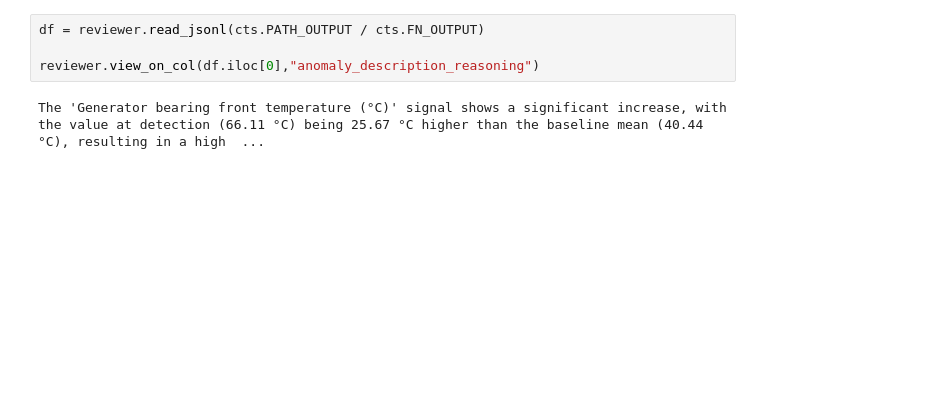
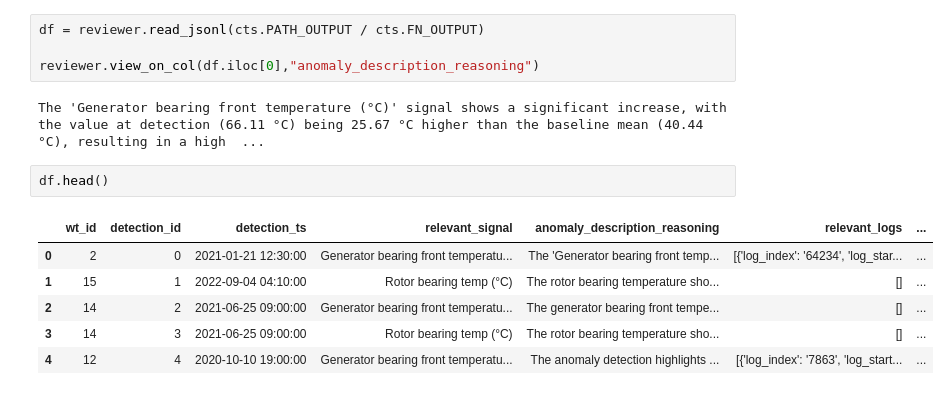
Before and after one commit to fromZeroToInf/llm-wind-turbine-status-log-review, a Jupyter notebook: examples/data_test.ipynb, the cells around one changed output. Cells and saved outputs as stored; diff of their text form; blank space fills up the shorter version.

Commit message:
frontend, FastAPI created

```diff
--- a/examples/data_test.ipynb
+++ b/examples/data_test.ipynb
@@ -319,3 +299,12 @@ df = reviewer.read_jsonl(cts.PATH_OUTPUT / cts.FN_OUTPUT)
 reviewer.view_on_col(df.iloc[0],"anomaly_description_reasoning")
 # %% [output]
 The 'Generator bearing front temperature (°C)' signal shows a significant increase, with the value at detection (66.11 °C) being 25.67 °C higher than the baseline mean (40.44 °C), resulting in a high  ...
+# %%
+df.head()
+# %% [output]
+|  | wt_id | detection_id | detection_ts | relevant_signal | anomaly_description_reasoning | relevant_logs | ... |
+| 0 | 2 | 0 | 2021-01-21 12:30:00 | Generator bearing front temperatu... | The 'Generator bearing front temp... | [{'log_index': '64234', 'log_star... | ... |
+| 1 | 15 | 1 | 2022-09-04 04:10:00 | Rotor bearing temp (°C) | The rotor bearing temperature sho... | [] | ... |
+| 2 | 14 | 2 | 2021-06-25 09:00:00 | Generator bearing front temperatu... | The generator bearing front tempe... | [] | ... |
+| 3 | 14 | 3 | 2021-06-25 09:00:00 | Rotor bearing temp (°C) | The rotor bearing temperature sho... | [] | ... |
+| 4 | 12 | 4 | 2020-10-10 19:00:00 | Generator bearing front temperatu... | The anomaly detection highlights ... | [{'log_index': '7863', 'log_start... | ... |
```
Also changed, not shown: parts of 1 cell of this notebook, 11 other files.
